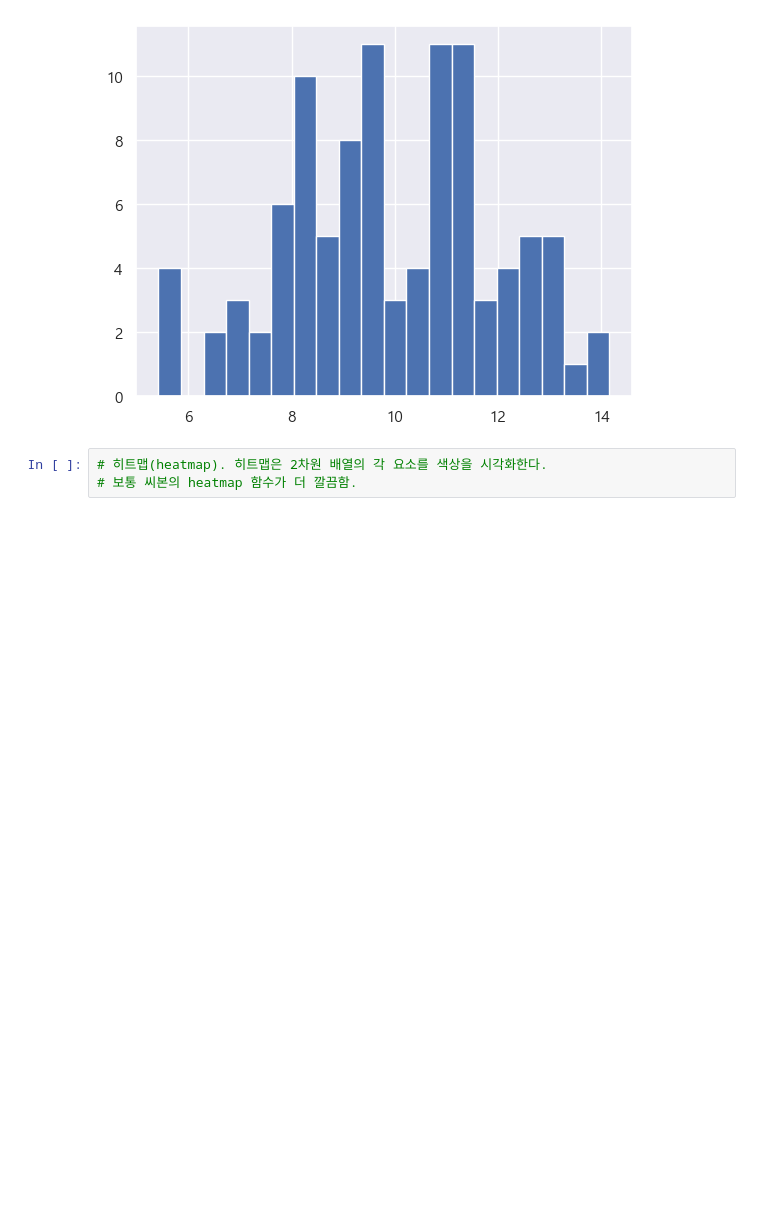
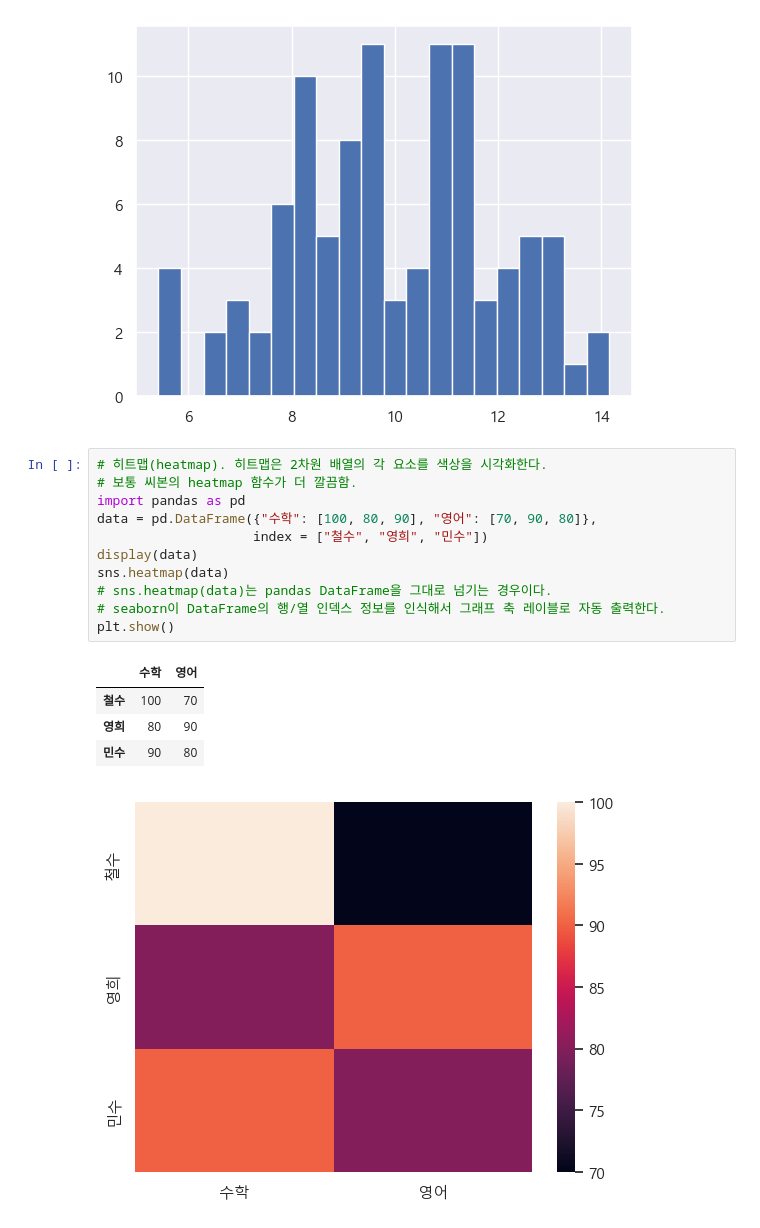
Before and after one commit to cho16147/quant-new-moon, a Jupyter notebook: Ch04-Matplotlib_Seaborn/20250317-Ch04.2-graphs.ipynb, the cells around one changed output. Cells and saved outputs as stored; diff of their text form; blank space fills up the shorter version.

```diff
--- a/Ch04-Matplotlib_Seaborn/20250317-Ch04.2-graphs.ipynb
+++ b/Ch04-Matplotlib_Seaborn/20250317-Ch04.2-graphs.ipynb
@@ -151,3 +151,17 @@ plt.show()
 # %%
 # 히트맵(heatmap). 히트맵은 2차원 배열의 각 요소를 색상을 시각화한다.
 # 보통 씨본의 heatmap 함수가 더 깔끔함.
+import pandas as pd
+data = pd.DataFrame({"수학": [100, 80, 90], "영어": [70, 90, 80]},
+                    index = ["철수", "영희", "민수"])
+display(data)
+sns.heatmap(data)
+# sns.heatmap(data)는 pandas DataFrame을 그대로 넘기는 경우이다.
+# seaborn이 DataFrame의 행/열 인덱스 정보를 인식해서 그래프 축 레이블로 자동 출력한다.
+plt.show()
+# %% [output]
+|  | 수학 | 영어 |
+| 철수 | 100 | 70 |
+| 영희 | 80 | 90 |
+| 민수 | 90 | 80 |
+[figure, added]
```
Also changed, not shown: parts of 6 cells of this notebook, 2 other files.
